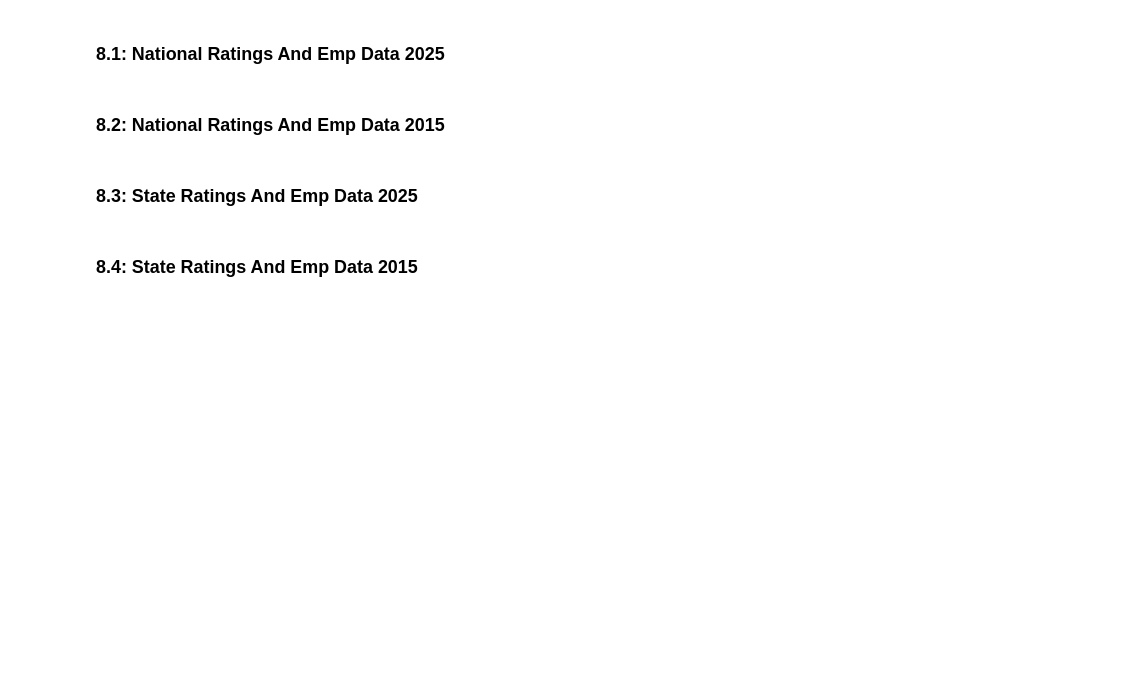
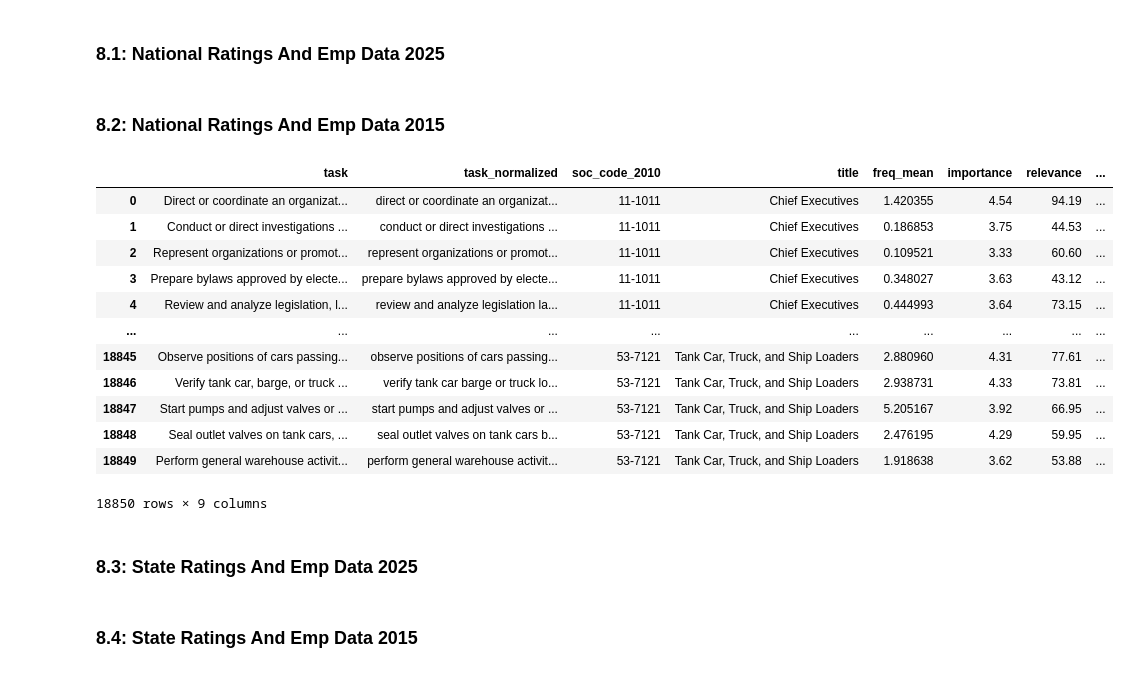
Before and after one commit to theodorewright11/aei_data_analysis, a Jupyter notebook: scripts/data_merge.ipynb, the cells around one changed output. Saved outputs shown, nothing was run; the diff lists cells and outputs as text; code cells hidden in the pictures; blank space fills up the shorter version.

```diff
--- a/scripts/data_merge.ipynb
+++ b/scripts/data_merge.ipynb
@@ -1573,6 +1573,22 @@ ratings_economy_nat_2015_df = emp_to_ratings_2015(ratings_df, nat_emp_df, detail
 
 if save_files_each_step:
     ratings_economy_nat_2015_df.to_csv("../merged_data_files/ratings_economy_nat_2015.csv", index=False)
+# %%
+ratings_economy_nat_2015_df
+# %% [output]
+|  | task | task_normalized | soc_code_2010 | title | freq_mean | importance | relevance | ... |
+| 0 | Direct or coordinate an organizat... | direct or coordinate an organizat... | 11-1011 | Chief Executives | 1.420355 | 4.54 | 94.19 | ... |
+| 1 | Conduct or direct investigations ... | conduct or direct investigations ... | 11-1011 | Chief Executives | 0.186853 | 3.75 | 44.53 | ... |
+| 2 | Represent organizations or promot... | represent organizations or promot... | 11-1011 | Chief Executives | 0.109521 | 3.33 | 60.60 | ... |
+| 3 | Prepare bylaws approved by electe... | prepare bylaws approved by electe... | 11-1011 | Chief Executives | 0.348027 | 3.63 | 43.12 | ... |
+| 4 | Review and analyze legislation, l... | review and analyze legislation la... | 11-1011 | Chief Executives | 0.444993 | 3.64 | 73.15 | ... |
+| ... | ... | ... | ... | ... | ... | ... | ... | ... |
+| 18845 | Observe positions of cars passing... | observe positions of cars passing... | 53-7121 | Tank Car, Truck, and Ship Loaders | 2.880960 | 4.31 | 77.61 | ... |
+| 18846 | Verify tank car, barge, or truck ... | verify tank car barge or truck lo... | 53-7121 | Tank Car, Truck, and Ship Loaders | 2.938731 | 4.33 | 73.81 | ... |
+| 18847 | Start pumps and adjust valves or ... | start pumps and adjust valves or ... | 53-7121 | Tank Car, Truck, and Ship Loaders | 5.205167 | 3.92 | 66.95 | ... |
+| 18848 | Seal outlet valves on tank cars, ... | seal outlet valves on tank cars b... | 53-7121 | Tank Car, Truck, and Ship Loaders | 2.476195 | 4.29 | 59.95 | ... |
+| 18849 | Perform general warehouse activit... | perform general warehouse activit... | 53-7121 | Tank Car, Truck, and Ship Loaders | 1.918638 | 3.62 | 53.88 | ... |
+18850 rows × 9 columns
 # %% [markdown]
 ### 8.3: State Ratings And Emp Data 2025
 # %%
```
Also changed, not shown: parts of 2 cells of this notebook, 5 other files.
